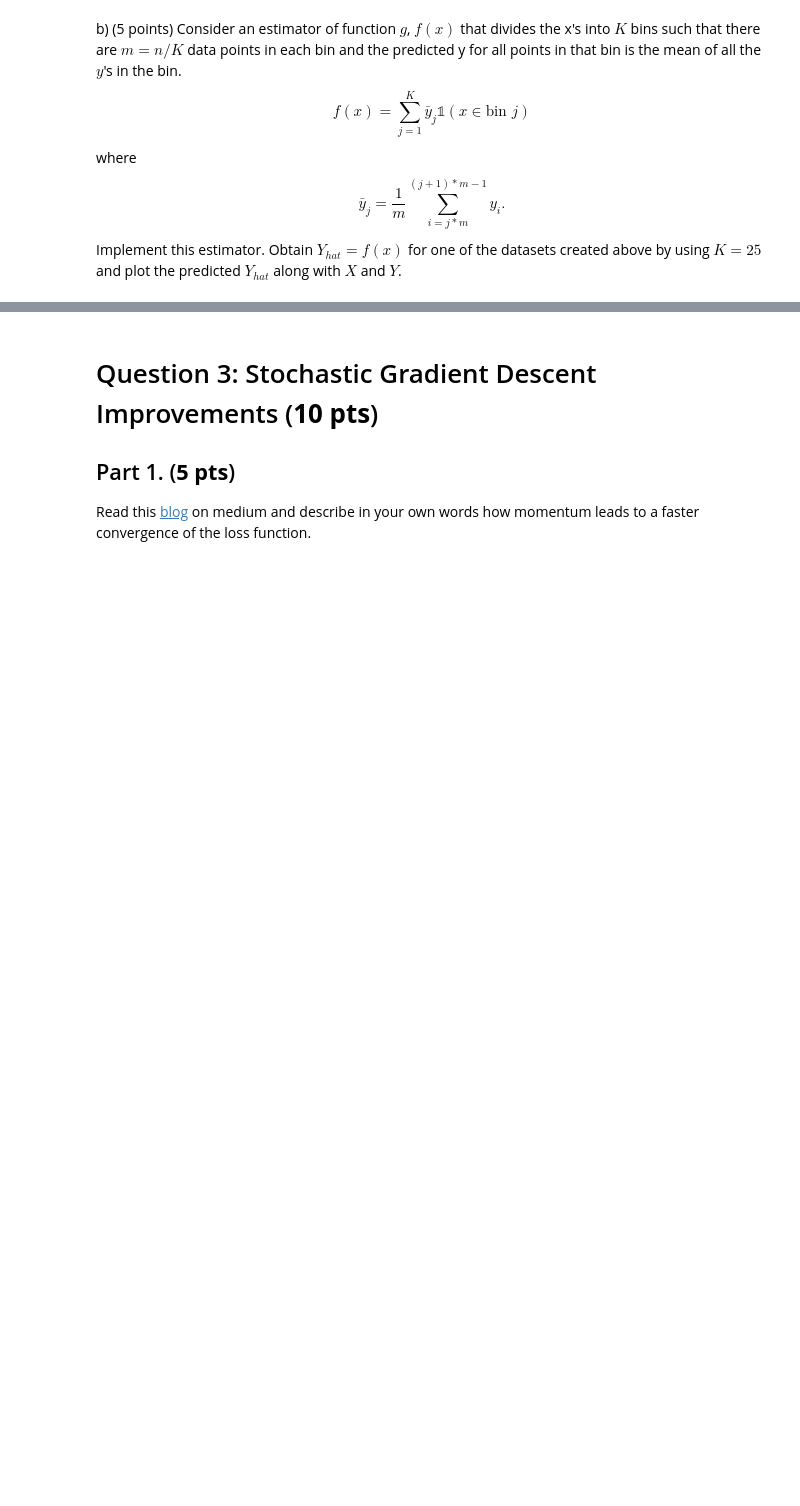
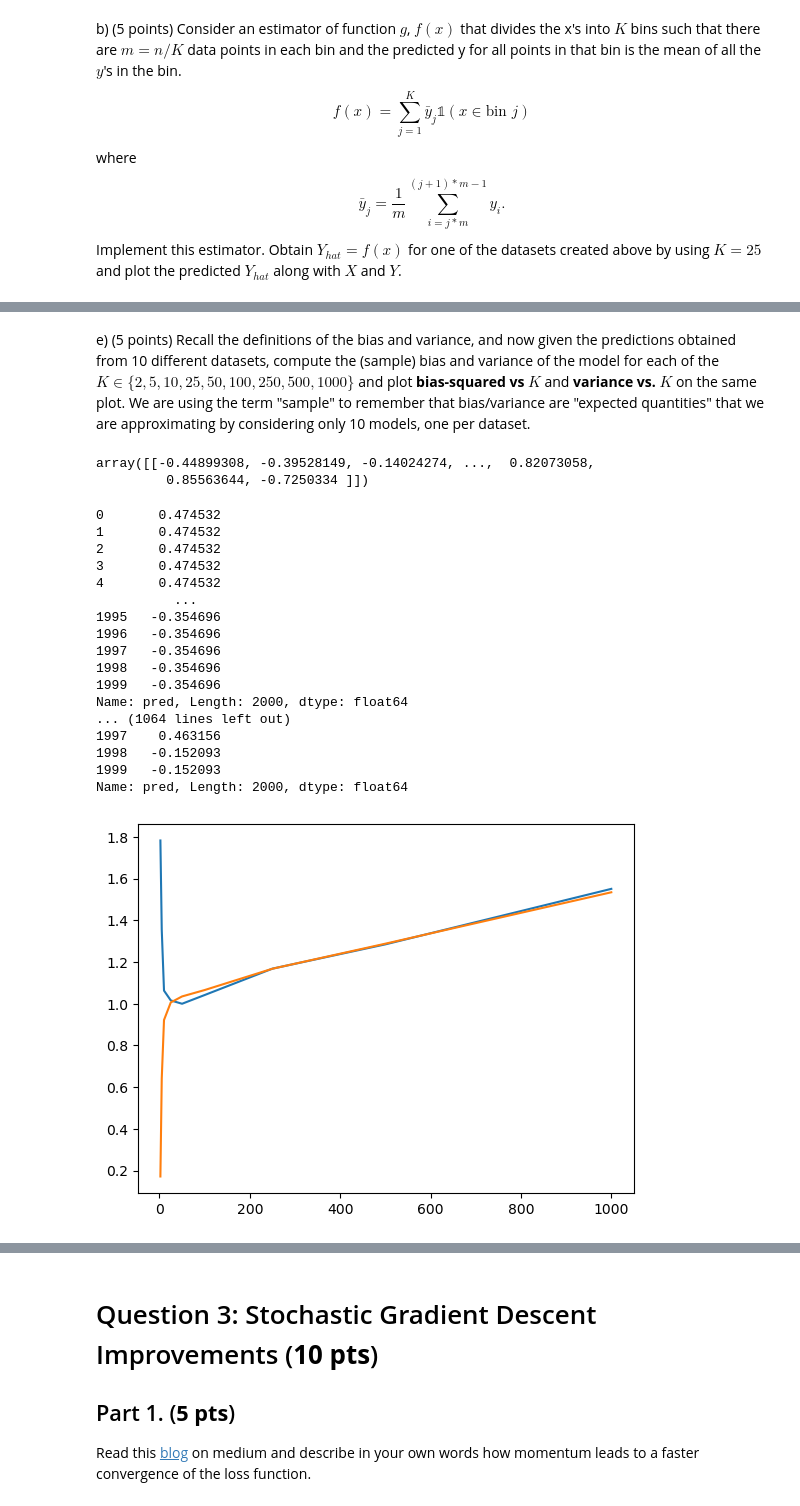
Before and after one commit to axj65/ece381, a Jupyter notebook: HW_2.ipynb, the cells around one changed output, grey strips where cells are left out. Drawn from its saved outputs; the diff is of its cells as text; code cells hidden in the pictures; blank space fills up the shorter version.

```diff
--- a/HW_2.ipynb
+++ b/HW_2.ipynb
@@ -103,0 +146,58 @@ m = n/K
+# %% [markdown]
+e) (5 points) Recall the definitions of the bias and variance, and now given the predictions obtained from 10 different datasets, compute the (sample) bias and variance of the model for each of the $K \in \{2,5,10,25,50,100,250,500,1000\}$ and plot **bias-squared vs $K$** and **variance vs. $K$**  on the same plot.
+We are using the term "sample" to remember that bias/variance are "expected quantities" that we are approximating by considering only 10 models, one per dataset.
+# %%
+datasets[0]['Y']
+# %% [output]
+array([[-0.44899308, -0.39528149, -0.14024274, ...,  0.82073058,
+         0.85563644, -0.7250334 ]])
+# %%
+bias_vals = []
+var_vals = []
+K = [2,5,10,25,50,100,250,500,1000]
+pred_y = np.zeros((len(datasets[0]['X']),10)) # axis 0: number of data points, axis 1: number of datasets (10)
+
+for n in K:
+  for j in datasets.keys():
+    x = datasets[j]['X']
+    y = datasets[j]['Y']
+    ### START CODE ###
+    # Estimate y_{hat}
+    df = implement_estimator(x, y, n)
+    y_hat = df['pred']
+    print(y_hat)
+    ### END CODE ###
+    pred_y[:,j] = y_hat
+
+  ### START CODE ###
+  # Compute the mean of the estimates over 10 datasets for each input x_{i}
+  avg_yhat = np.mean(pred_y, axis=1) # 1D array of shape (2000,)
+  # Compute the MSE between avg_yhat and y as bias
+  bias = np.mean((avg_yhat - datasets[j]['Y'])**2)
+  # Compute the variance of the estimates over 10 datasets for each input x_{i}, then average over all inputs
+  var_yhat = np.var(pred_y[:,j])
+  ### END CODE ###
+  bias_vals.append(bias)
+  var_vals.append(var_yhat)
+plt.plot(K, bias_vals)
+plt.plot(K, var_vals)
+plt.show()
+# %% [output]
+0       0.474532
+1       0.474532
+2       0.474532
+3       0.474532
+4       0.474532
+          ...
+1995   -0.354696
+1996   -0.354696
+1997   -0.354696
+1998   -0.354696
+1999   -0.354696
+Name: pred, Length: 2000, dtype: float64
+... (1064 lines left out)
+1997    0.463156
+1998   -0.152093
+1999   -0.152093
+Name: pred, Length: 2000, dtype: float64
+[figure, added]
```
Also changed, not shown: parts of 12 cells of this notebook.
